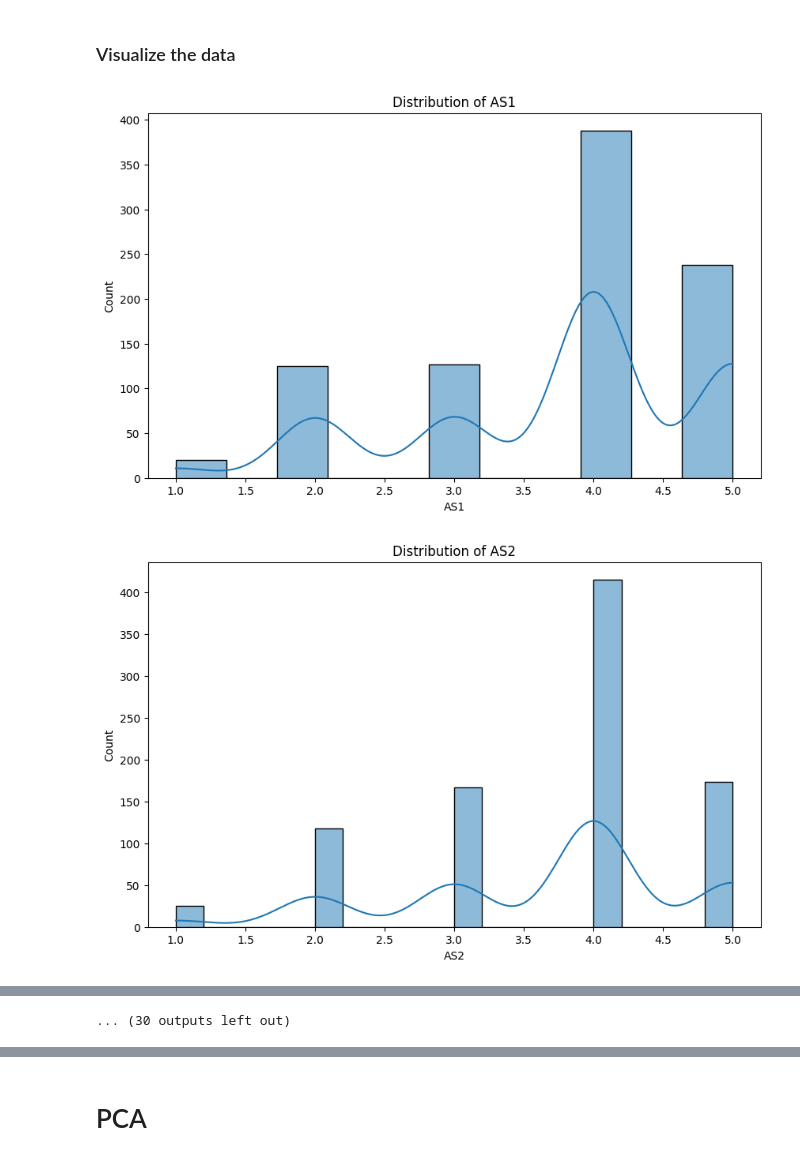
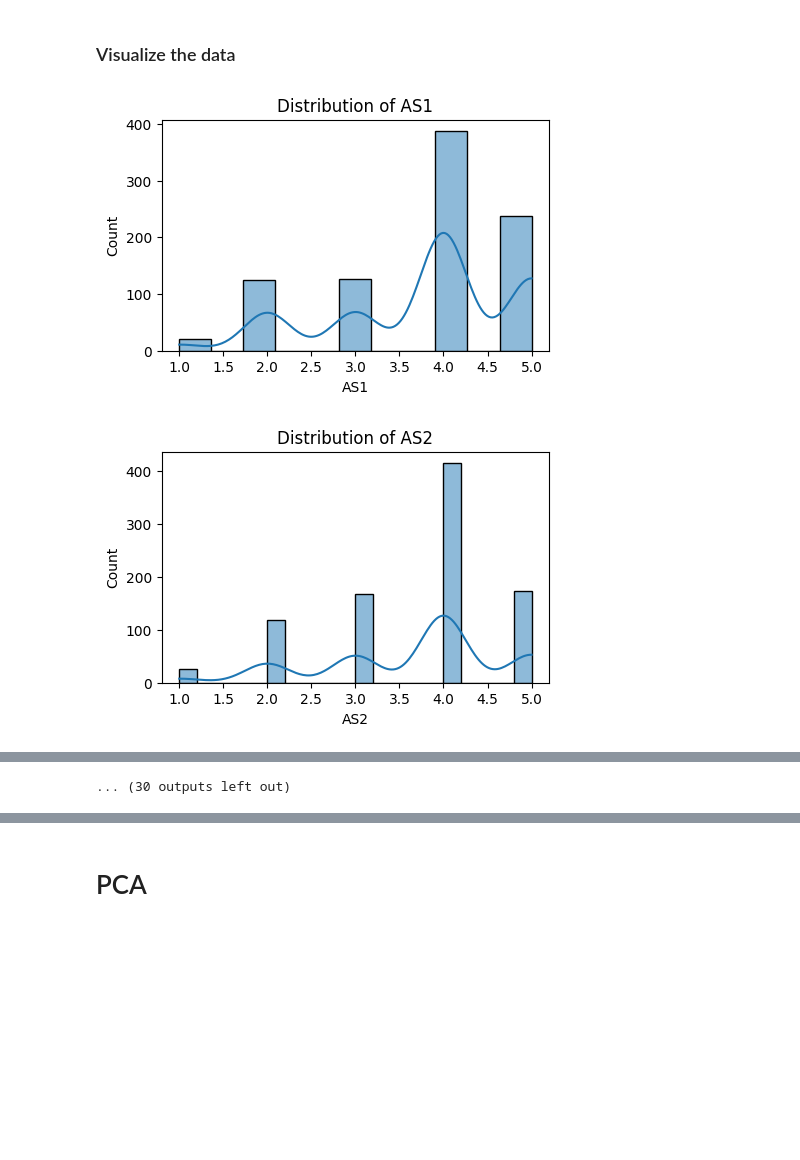
Before and after one commit to Riveong/Personality-Match-Multi-Armed-Bandits, a Jupyter notebook: dataprep.ipynb, the cells around one changed output, grey strips where cells are left out. Drawn from its saved outputs; the diff is of its cells as text; code cells hidden in the pictures; blank space fills up the shorter version.

```diff
--- a/dataprep.ipynb
+++ b/dataprep.ipynb
@@ -74,10 +74,10 @@ memory usage: 301.7+ KB
 ### Visualize the data
 # %%
 for column in datas.columns:
-    plt.figure(figsize=(10, 6))
+    plt.figure(figsize=(5, 3))
     sns.histplot(data=datas, x=column, kde=True)
     plt.title(f'Distribution of {column}')
     plt.show()
 # %% [output]
-[figure, old version]
+[figure, new version]
-[figure, old version]
+[figure, new version]
```
Also changed, not shown: parts of 9 cells of this notebook, 3 other files.
